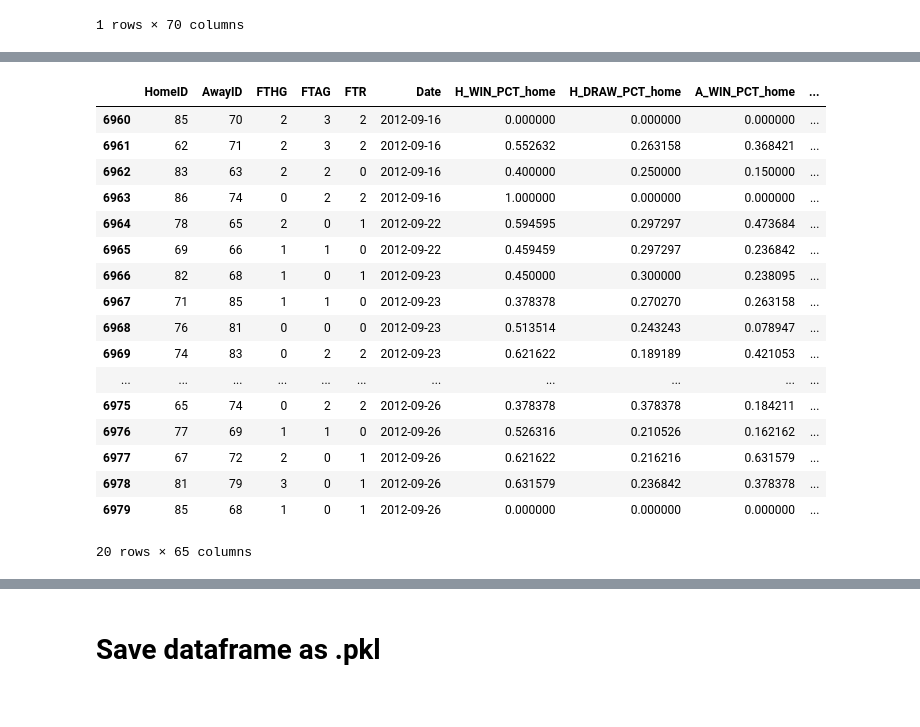
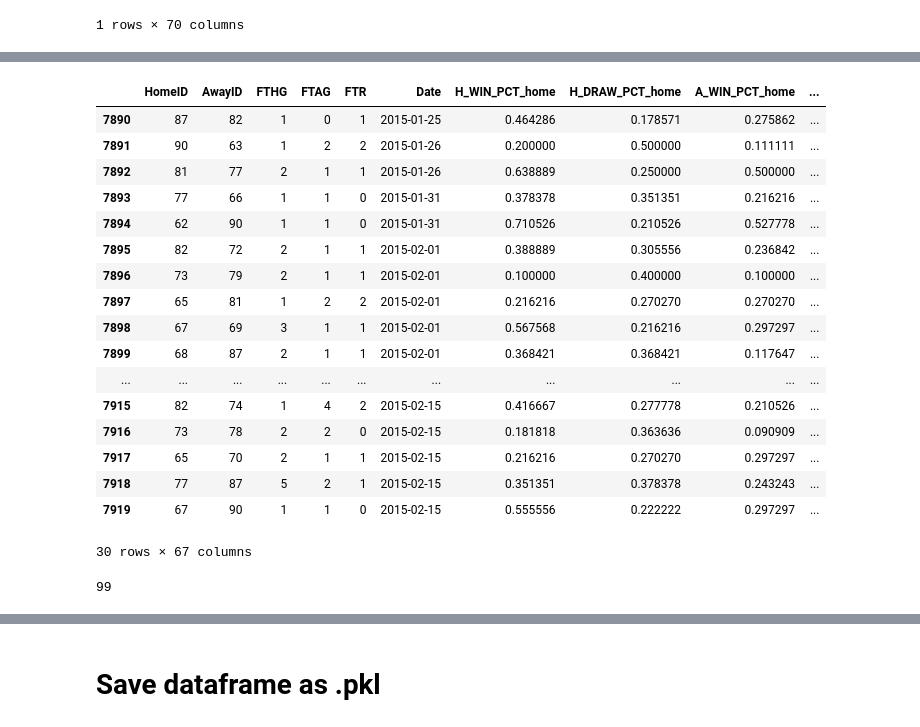
Before and after one commit to michapries/bachelors-thesis, a Jupyter notebook: data_extraction.ipynb, the cells around one changed output, grey strips where cells are left out. Saved outputs shown, nothing was run; the diff lists cells and outputs as text; code cells hidden in the pictures.

```diff
--- a/data_extraction.ipynb
+++ b/data_extraction.ipynb
@@ -40,6 +40,8 @@ df = pd.read_pickle('feature_frame.pkl')
 # %%
 # Only run this if the above cell hasn't been run!!
 df['Date'] = results['Date']
+# %%
+df['league'] = results['Div']
 # %%
 results.sample(3)
 # %% [output]
@@ -759,21 +724,0 @@ df[8460:8485]
-# %%
-df[6960:6980]
-# %% [output]
-|  | HomeID | AwayID | FTHG | FTAG | FTR | Date | H_WIN_PCT_home | H_DRAW_PCT_home | A_WIN_PCT_home | ... |
-| 6960 | 85 | 70 | 2 | 3 | 2 | 2012-09-16 | 0.000000 | 0.000000 | 0.000000 | ... |
-| 6961 | 62 | 71 | 2 | 3 | 2 | 2012-09-16 | 0.552632 | 0.263158 | 0.368421 | ... |
-| 6962 | 83 | 63 | 2 | 2 | 0 | 2012-09-16 | 0.400000 | 0.250000 | 0.150000 | ... |
-| 6963 | 86 | 74 | 0 | 2 | 2 | 2012-09-16 | 1.000000 | 0.000000 | 0.000000 | ... |
-| 6964 | 78 | 65 | 2 | 0 | 1 | 2012-09-22 | 0.594595 | 0.297297 | 0.473684 | ... |
-| 6965 | 69 | 66 | 1 | 1 | 0 | 2012-09-22 | 0.459459 | 0.297297 | 0.236842 | ... |
-| 6966 | 82 | 68 | 1 | 0 | 1 | 2012-09-23 | 0.450000 | 0.300000 | 0.238095 | ... |
-| 6967 | 71 | 85 | 1 | 1 | 0 | 2012-09-23 | 0.378378 | 0.270270 | 0.263158 | ... |
-| 6968 | 76 | 81 | 0 | 0 | 0 | 2012-09-23 | 0.513514 | 0.243243 | 0.078947 | ... |
-| 6969 | 74 | 83 | 0 | 2 | 2 | 2012-09-23 | 0.621622 | 0.189189 | 0.421053 | ... |
-| ... | ... | ... | ... | ... | ... | ... | ... | ... | ... | ... |
-| 6975 | 65 | 74 | 0 | 2 | 2 | 2012-09-26 | 0.378378 | 0.378378 | 0.184211 | ... |
-| 6976 | 77 | 69 | 1 | 1 | 0 | 2012-09-26 | 0.526316 | 0.210526 | 0.162162 | ... |
-| 6977 | 67 | 72 | 2 | 0 | 1 | 2012-09-26 | 0.621622 | 0.216216 | 0.631579 | ... |
-| 6978 | 81 | 79 | 3 | 0 | 1 | 2012-09-26 | 0.631579 | 0.236842 | 0.378378 | ... |
-| 6979 | 85 | 68 | 1 | 0 | 1 | 2012-09-26 | 0.000000 | 0.000000 | 0.000000 | ... |
-20 rows × 65 columns
@@ -779,0 +728,27 @@ df[6960:6980]
+# %%
+df[8470-580:8490-570]
+#df[8470+350:8490+360]
+# %% [output]
+|  | HomeID | AwayID | FTHG | FTAG | FTR | Date | H_WIN_PCT_home | H_DRAW_PCT_home | A_WIN_PCT_home | ... |
+| 7890 | 87 | 82 | 1 | 0 | 1 | 2015-01-25 | 0.464286 | 0.178571 | 0.275862 | ... |
+| 7891 | 90 | 63 | 1 | 2 | 2 | 2015-01-26 | 0.200000 | 0.500000 | 0.111111 | ... |
+| 7892 | 81 | 77 | 2 | 1 | 1 | 2015-01-26 | 0.638889 | 0.250000 | 0.500000 | ... |
+| 7893 | 77 | 66 | 1 | 1 | 0 | 2015-01-31 | 0.378378 | 0.351351 | 0.216216 | ... |
+| 7894 | 62 | 90 | 1 | 1 | 0 | 2015-01-31 | 0.710526 | 0.210526 | 0.527778 | ... |
+| 7895 | 82 | 72 | 2 | 1 | 1 | 2015-02-01 | 0.388889 | 0.305556 | 0.236842 | ... |
+| 7896 | 73 | 79 | 2 | 1 | 1 | 2015-02-01 | 0.100000 | 0.400000 | 0.100000 | ... |
+| 7897 | 65 | 81 | 1 | 2 | 2 | 2015-02-01 | 0.216216 | 0.270270 | 0.270270 | ... |
+| 7898 | 67 | 69 | 3 | 1 | 1 | 2015-02-01 | 0.567568 | 0.216216 | 0.297297 | ... |
+| 7899 | 68 | 87 | 2 | 1 | 1 | 2015-02-01 | 0.368421 | 0.368421 | 0.117647 | ... |
+| ... | ... | ... | ... | ... | ... | ... | ... | ... | ... | ... |
+| 7915 | 82 | 74 | 1 | 4 | 2 | 2015-02-15 | 0.416667 | 0.277778 | 0.210526 | ... |
+| 7916 | 73 | 78 | 2 | 2 | 0 | 2015-02-15 | 0.181818 | 0.363636 | 0.090909 | ... |
+| 7917 | 65 | 70 | 2 | 1 | 1 | 2015-02-15 | 0.216216 | 0.270270 | 0.297297 | ... |
+| 7918 | 77 | 87 | 5 | 2 | 1 | 2015-02-15 | 0.351351 | 0.378378 | 0.243243 | ... |
+| 7919 | 67 | 90 | 1 | 1 | 0 | 2015-02-15 | 0.555556 | 0.222222 | 0.297297 | ... |
+30 rows × 67 columns
+# %%
+# Das hier zeigt dass irgendwo (wahrscheinlich an irgendwelchen season anfängen) noch was schief läuft
+len(df[df['RND'] == 39])
+# %% [output]
+99
```
Also changed, not shown: parts of 12 cells of this notebook, 2 other files.
